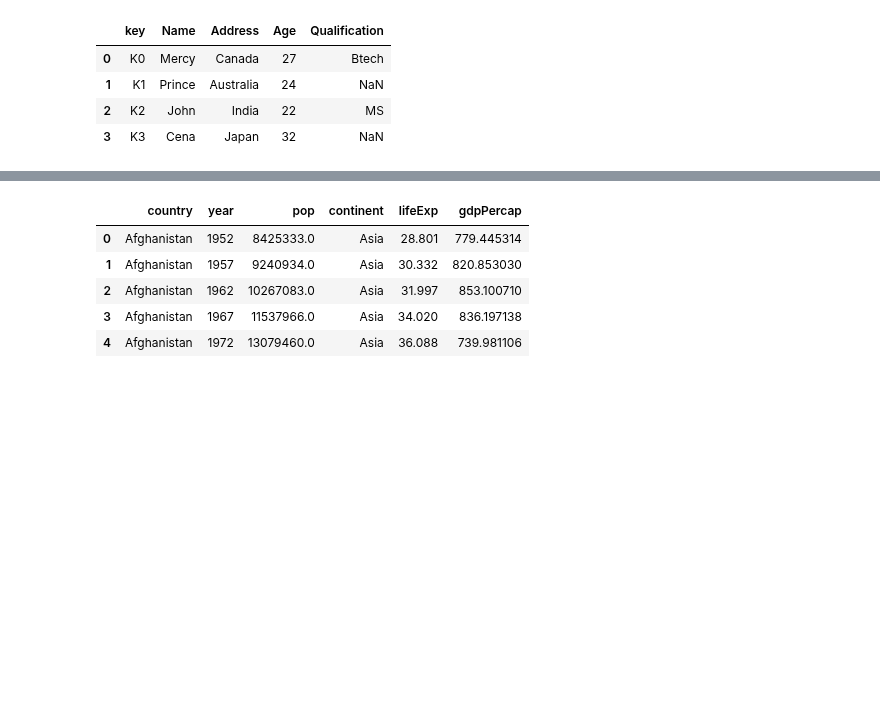
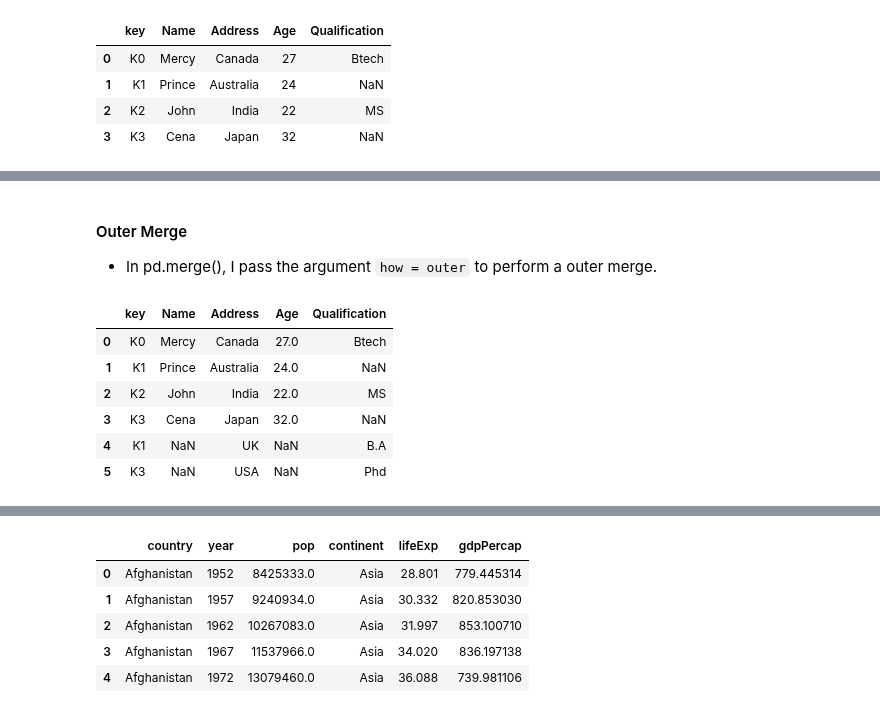
Before and after one commit to tayyabsarfraz/Introduction-to-Data-Analyst-and-Data-Science, a Jupyter notebook: Module no 02- Python for Data Scientists/Pandas for Data Scientists/Lec-2.09_00(Pandas-00-Introduction).ipynb, the cells around one changed output, grey strips where cells are left out. Drawn from its saved outputs; the diff is of its cells as text; code cells hidden in the pictures; blank space fills up the shorter version.

Commit message:
Module no 02 - Python for Data Scientists

```diff
--- a/Module no 02- Python for Data Scientists/Pandas for Data Scientists/Lec-2.09_00(Pandas-00-Introduction).ipynb
+++ b/Module no 02- Python for Data Scientists/Pandas for Data Scientists/Lec-2.09_00(Pandas-00-Introduction).ipynb
@@ -614,0 +645,32 @@ final_df
+# %% [markdown]
+#### Outer Merge
+- In pd.merge(), I pass the argument `how = outer` to perform a outer merge.
+# %%
+# Define a dictionary containing employee data
+
+data1 = {'key':['K0','K1','K2','K3'],
+         'Name':['Mercy', 'Prince', 'John', 'Cena'],
+          'Address':['Canada', 'Australia', 'India', 'Japan'],
+         'Age':[27, 24, 22, 32],}
+# Define a dictionary containing employee data
+
+data2 = {'key':['K0','K1','K2','K3'],
+         'Address':['Canada', 'UK', 'India', 'USA'],
+         'Qualification':['Btech', 'B.A', 'MS', 'Phd']}
+
+# Convert the dictionary into DataFrame
+df1 = pd.DataFrame(data1)
+# Convert the dictionary into DataFrame
+df2 = pd.DataFrame(data2)
+
+# merging of two dataframes on basis ok `key`
+final_df = pd.merge(df1, df2, on=['key','Address'], how='outer')
+final_df
+# %% [output]
+|  | key | Name | Address | Age | Qualification |
+| 0 | K0 | Mercy | Canada | 27.0 | Btech |
+| 1 | K1 | Prince | Australia | 24.0 | NaN |
+| 2 | K2 | John | India | 22.0 | MS |
+| 3 | K3 | Cena | Japan | 32.0 | NaN |
+| 4 | K1 | NaN | UK | NaN | B.A |
+| 5 | K3 | NaN | USA | NaN | Phd |
```
Also changed, not shown: parts of 5 cells of this notebook.
